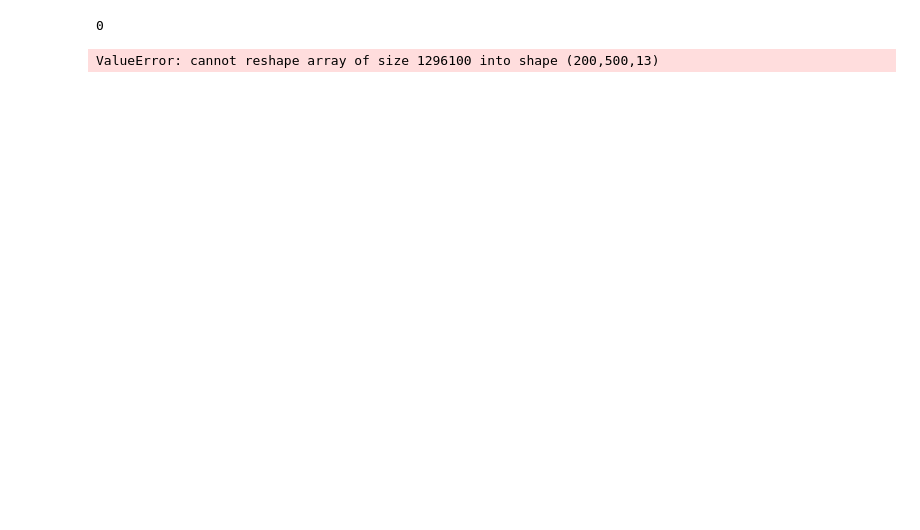
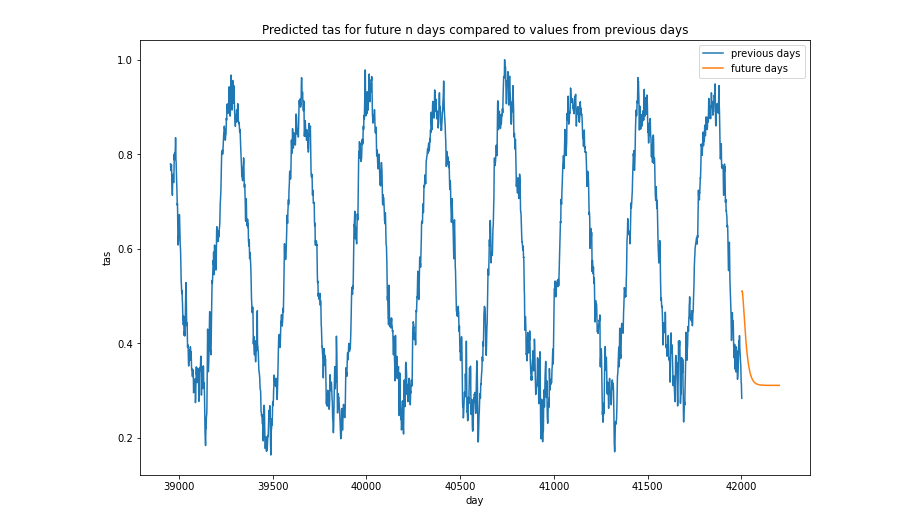
Before and after one commit to singofwalls/EECS_738_Project, a Jupyter notebook: lstm_model_multiple_input_features.ipynb, the cells around one changed output. Cells and saved outputs as stored; diff of their text form; code cells hidden in the pictures; blank space fills up the shorter version.

```diff
--- a/lstm_model_multiple_input_features.ipynb
+++ b/lstm_model_multiple_input_features.ipynb
@@ -230,15 +230,31 @@ plt.show()
 # Predict n days ahead
 n_ahead = 200
 yhat=[]
-Xn = Xval[-n_ahead:, :, :]
+Xn = []
+Xn.append(Xval[-1])
+Xn = np.array(Xn)
 for i in range(n_ahead):
-    print(i)
     fc = model.predict(Xn)
-    yhat.append(fc[0][-1])  # Append next temp to yhat
-    Xn = np.delete(Xn, slice(0, 1*lag*X.shape[2]))
-    Xn = np.append(Xn, fc)
-    Xn = np.reshape(Xn, (n_ahead, lag, X.shape[2]))
-print(yhat)
+    yhat.append(fc[-1])  # Append next temp to yhat
+    Xn = Xn.tolist()
+    Xn[0].pop(0)
+    Xn[0].append(fc[-1])
+    Xn = np.asarray(Xn).astype('float32')
+yhat = np.array(yhat)
+yhat = yhat[:, -1]
-# %% [output]
-0
-ValueError: cannot reshape array of size 1296100 into shape (200,500,13)
+# %%
+#creating graph with tas values from previous days AND predicted values for future n days
+xDay = []
+for i in range(1, n_ahead+1):
+    xDay.append(42002+i)
+plt.figure(figsize=(12, 8))
+plt.plot(ts_end["day"], y_new, label='previous days')
+plt.plot(xDay, yhat, label='future days')
+# plt.xticks(np.arange(0, len(xDay), step=100))
+plt.xlabel("day")
+plt.ylabel("tas")
+plt.title("Predicted tas for future n days compared to values from previous days")
+plt.legend()
+plt.show()
+# %% [output]
+[figure, added]
```
Also changed, not shown: parts of 2 cells of this notebook.
